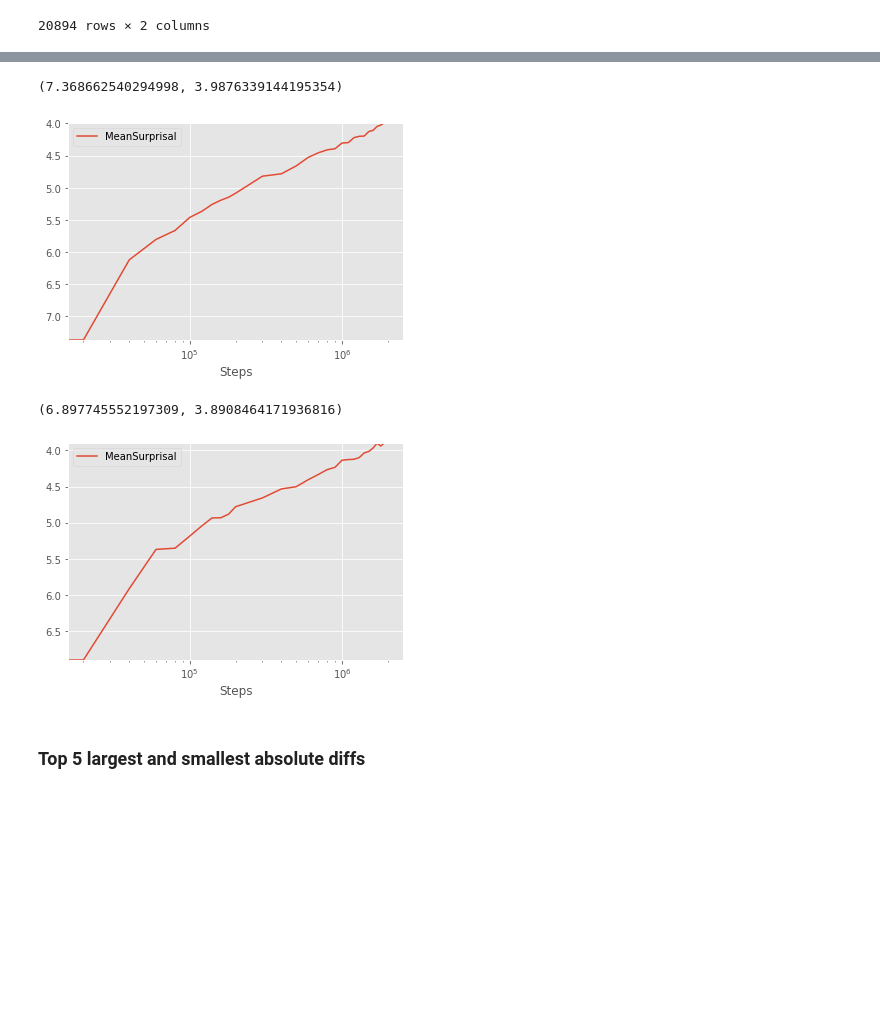
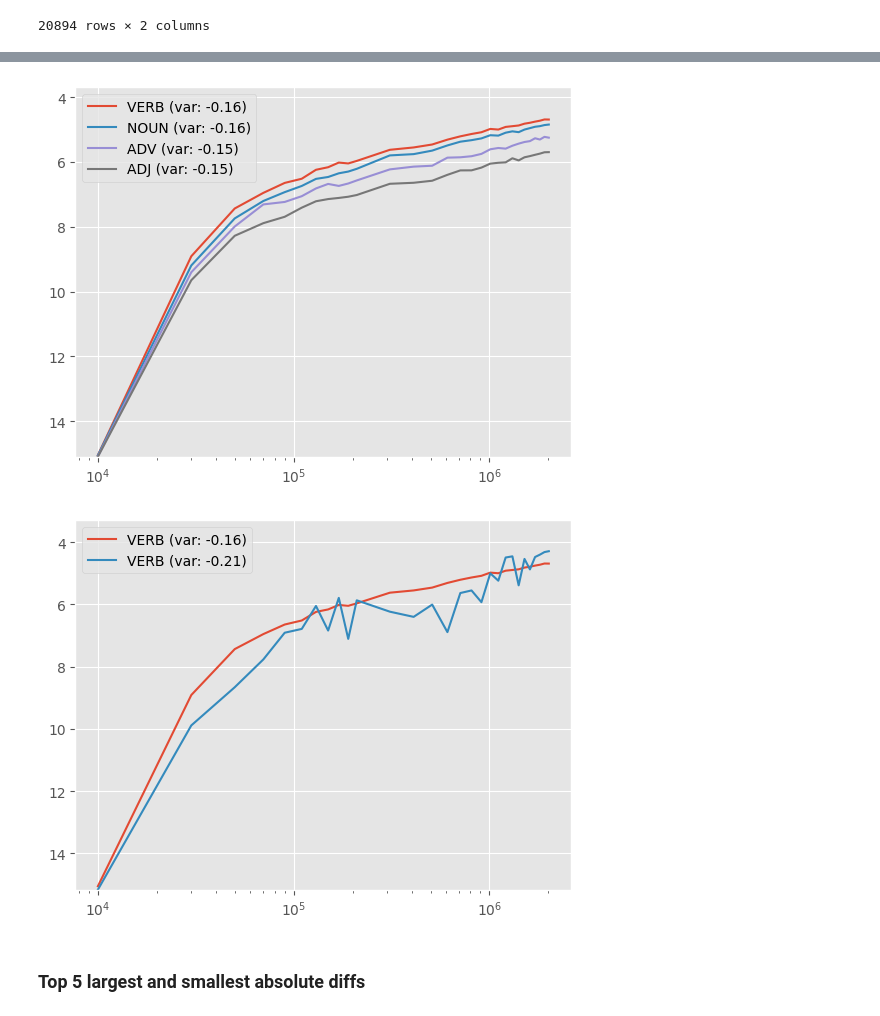
Before and after one commit to NazaninShafiabadi/word-acquisition-language-models, a Jupyter notebook: word_acquisition.ipynb, the cells around one changed output, grey strips where cells are left out. Saved outputs shown, nothing was run; the diff lists cells and outputs as text; code cells hidden in the pictures; blank space fills up the shorter version.

```diff
--- a/word_acquisition.ipynb
+++ b/word_acquisition.ipynb
@@ -168,6 +171,23 @@ def get_pos_tags(doc_path):
                 pos_dict[token.text] = [token.pos_]
 
     return pd.DataFrame(list(pos_dict.items()), columns=['Token', 'POS'])
+# %%
+def plot_avg(dfs: List[pd.DataFrame]):
+    plt.figure()
+    max_y = 0
+    min_y = float('inf')
+    for df in dfs:
+        avg = df.groupby('Steps').agg({'MeanSurprisal': 'mean', 'POS': 'first'}).reset_index().assign(Diffs=lambda x: x['MeanSurprisal'].diff().fillna(0))
+
+        steps = [step + 10000 for step in avg['Steps'].values]
+        plt.plot(steps, avg['MeanSurprisal'], label=f"{avg['POS'].values[0][0]} (var: {avg['Diffs'].iloc[2:].mean():.2f})")
+        max_y = avg['MeanSurprisal'].max() if avg['MeanSurprisal'].max() > max_y else max_y
+        min_y = avg['MeanSurprisal'].min() if avg['MeanSurprisal'].min() < min_y else min_y
+
+    plt.xscale('log')
+    plt.ylim(max_y, min_y - 1)
+    plt.legend()
+    plt.show()
 # %%
 document = "sample_data/wikitext/wikitext103_test.txt"
 pos_tags = get_pos_tags(document)
@@ -277,21 +277,11 @@ VB_avg_surprisals.plot(x='Steps', y='MeanSurprisal', logx=True)\
-# %%
-# for each step, average surprisal across all words with 'JJ' tag (Adjective)
-
-adj_avg_surprisals = adj.groupby('Steps')['MeanSurprisal'].mean().reset_index()
-adj_avg_surprisals.plot(x='Steps', y='MeanSurprisal', logx=True)\
-    .set_ylim(adj_avg_surprisals['MeanSurprisal'].iloc[1:].max(), adj_avg_surprisals['MeanSurprisal'].min())
-# %% [output]
-(7.368662540294998, 3.9876339144195354)
-[figure, removed]
-# %%
-# for each step, average surprisal across all words with 'RB' tag (Adverb)
-
-adv_avg_surprisals = adv.groupby('Steps')['MeanSurprisal'].mean().reset_index()
-adv_avg_surprisals.plot(x='Steps', y='MeanSurprisal', logx=True)\
-    .set_ylim(adv_avg_surprisals['MeanSurprisal'].iloc[1:].max(), adv_avg_surprisals['MeanSurprisal'].min())
-# %% [output]
-(6.897745552197309, 3.8908464171936816)
-[figure, removed]
+# %%
+plot_avg([exclusive_verb, exclusive_noun, adv, adj])
+# %% [output]
+[figure, added]
+# %%
+plot_avg([exclusive_verb, exclusive_verb[exclusive_verb['Token'] == 'walk']])
+# %% [output]
+[figure, added]
 # %% [markdown]
 ### Top 5 largest and smallest absolute diffs
 # %%
```
Also changed, not shown: parts of 9 cells of this notebook.
